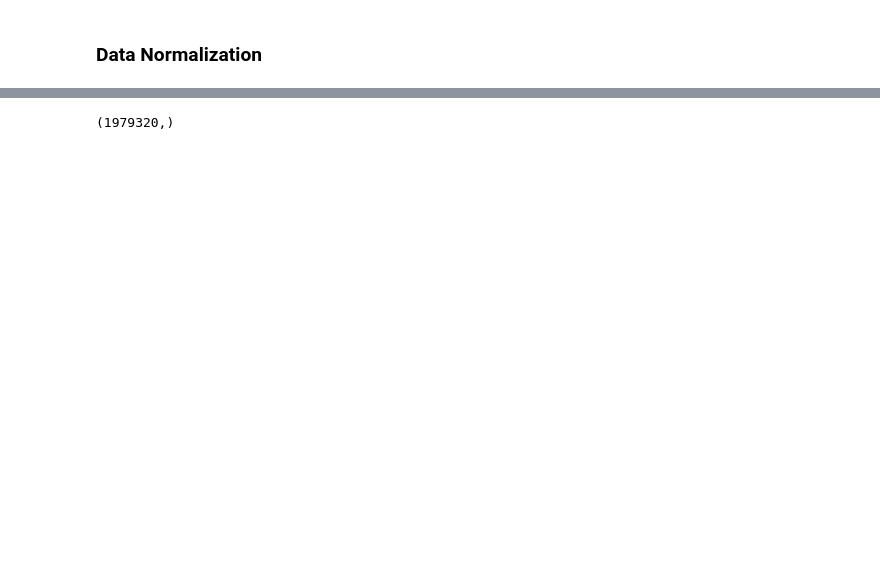
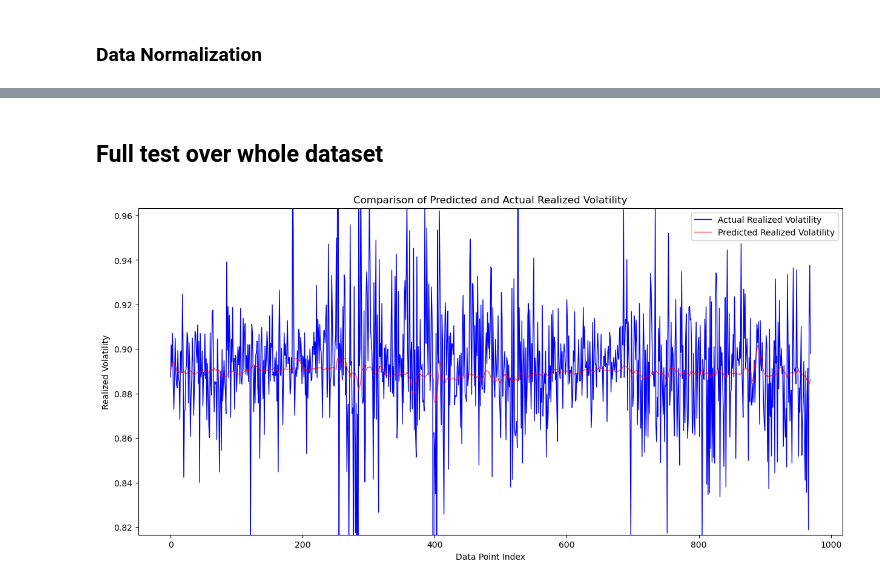
Before and after one commit to teetajp/TSLA-options, a Jupyter notebook: vol_forecast_LSTM.ipynb, the cells around one changed output, grey strips where cells are left out. Cells and saved outputs as stored; diff of their text form; code cells hidden in the pictures; blank space fills up the shorter version.

```diff
--- a/vol_forecast_LSTM.ipynb
+++ b/vol_forecast_LSTM.ipynb
@@ -107,5 +107,6 @@ underlying['REALIZED_VOL'] = np.sqrt(underlying['LOG_RETURNS'].rolling(window=wi
 Each date has a unique price.
 The DataFrame is not sorted by date. Sorting now.
 # %%
-underlying['REALIZED_VOL'].unique()
+print(underlying['REALIZED_VOL'].unique())
+underlying.dropna(inplace=True)
 # %% [output]
@@ -209,0 +315,8 @@ atm_options['REALIZED_VOL'].shape
+# %%
+# get index of output feature
+output_feature_index = None
+for idx, tf in enumerate(selected_data.columns.get_loc('REALIZED_VOL')):
+    if tf == True:
+        output_feature_index = idx
+if output_feature_index is None:
+    print("Cant find output feature index")
@@ -386,4 +599,44 @@ ValueError: x and y must have same first dimension, but have shapes (98957,) and
-# %%
- actuals.shape
-# %% [output]
-(1979320,)
+# %% [markdown]
+## Full test over whole dataset
+# %%
+from torch.utils.data import ConcatDataset
+
+# Assuming train_dataset, val_dataset, test_dataset are TensorDataset instances
+# Concatenate the datasets
+full_dataset = ConcatDataset([train_dataset, val_dataset, test_dataset])
+
+# Create a DataLoader for the full dataset
+full_loader = DataLoader(full_dataset, batch_size=16, shuffle=False)  # No need to shuffle for visualization
+# %%
+import matplotlib.pyplot as plt
+
+def plot_predictions(model, data_loader):
+    model.eval()  # Set the model to evaluation mode
+    predictions = []
+    actuals = []
+    with torch.no_grad():
+        for X_batch, y_batch in data_loader:
+            outputs = model(X_batch)
+            # Assuming outputs and y_batch are already properly scaled
+            predictions.extend(outputs.view(-1).cpu().numpy())  # Flatten and move to CPU
+            actuals.extend(y_batch.view(-1).cpu().numpy())
+
+
+    # Calculate the limits for the y-axis to exclude outliers
+    upper_limit = np.percentile(actuals, 99)  # Adjust the percentile as needed
+    lower_limit = np.percentile(actuals, 1)   # Adjust the percentile as needed
+
+    # Plotting the results
+    plt.figure(figsize=(15, 7))
+    plt.plot(actuals, label='Actual Realized Volatility', color='blue', linewidth=1)
+    plt.plot(predictions, label='Predicted Realized Volatility', color='red', alpha=0.7, linewidth=1)
+    plt.title('Comparison of Predicted and Actual Realized Volatility')
+    plt.xlabel('Data Point Index')
+    plt.ylabel('Realized Volatility')
+    plt.ylim([lower_limit, upper_limit])  # Set the y-axis to not show the outlier
+    plt.legend()
+    plt.show()
+# Assuming 'model' is already trained and ready to be evaluated
+plot_predictions(model, full_loader)
+# %% [output]
+[figure, added]
```
Also changed, not shown: parts of 28 cells of this notebook.
